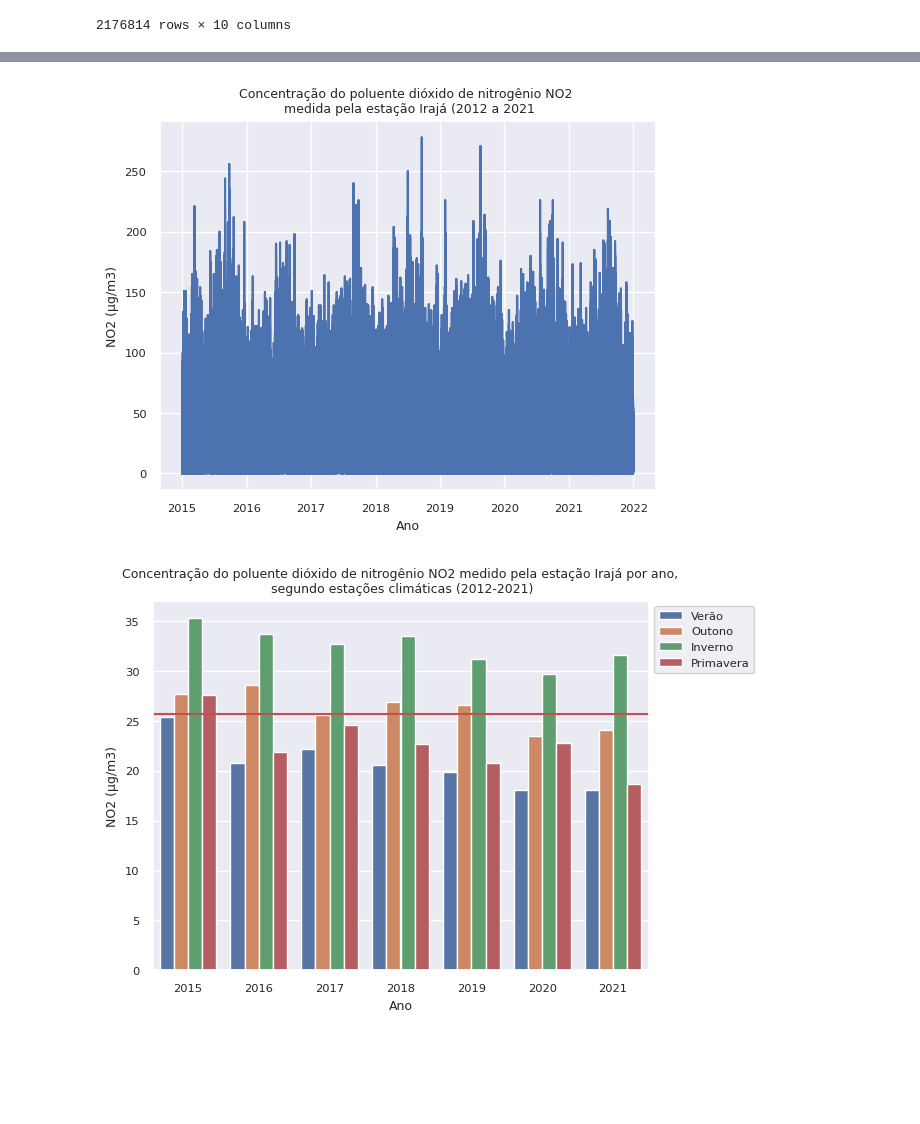
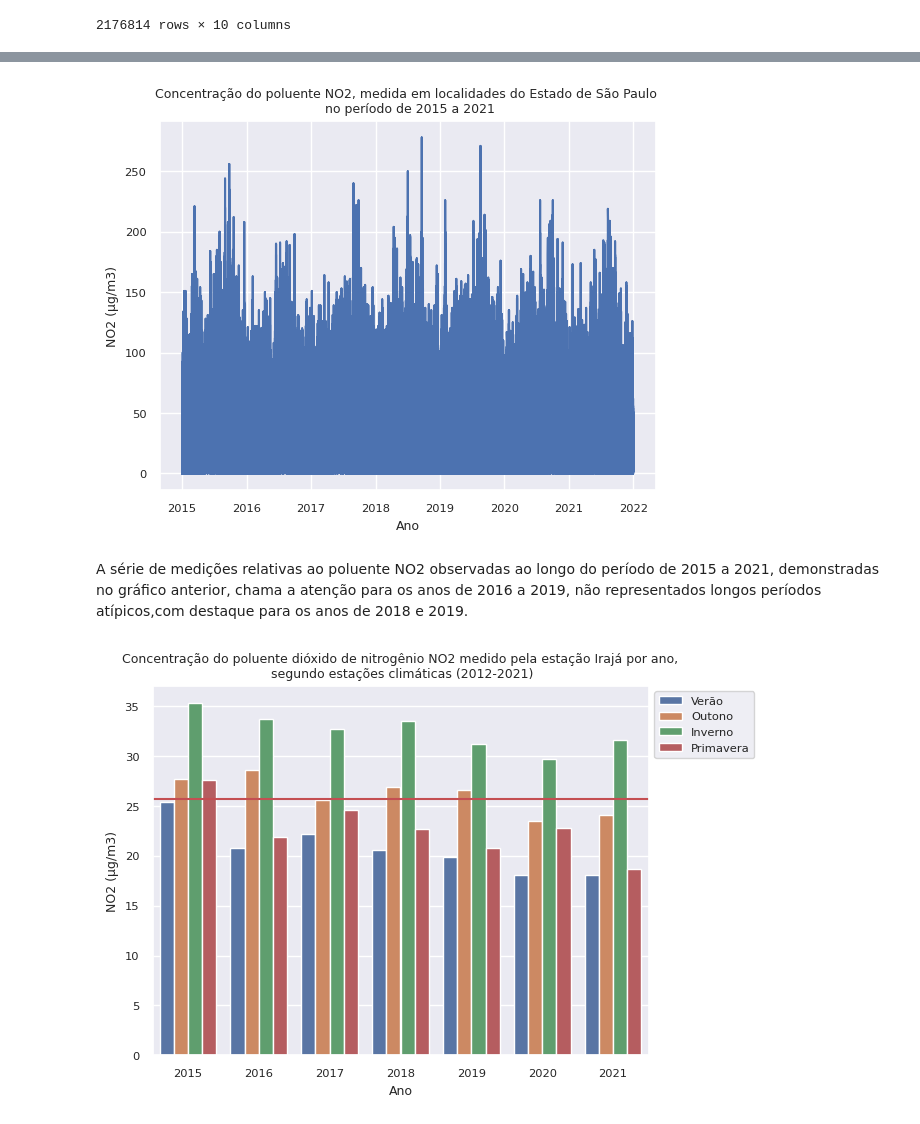
Before and after one commit to Luciahelenasantos/PUC-SPRINT-III, a Jupyter notebook: MVP_SPRINTIII_V1.ipynb, the cells around one changed output, grey strips where cells are left out. Drawn from its saved outputs; the diff is of its cells as text; code cells hidden in the pictures; blank space fills up the shorter version.

```diff
--- a/MVP_SPRINTIII_V1.ipynb
+++ b/MVP_SPRINTIII_V1.ipynb
@@ -375,10 +420,10 @@ dadoarsp = pd.read_csv(caminho, index_col=False, delimiter=',')
 # Alterando o atributo Data de object para formato date
 
 dadoarsp['Data'] = pd.to_datetime(dadoarsp['Data'])
-# %%
-# Suponha que você tenha um DataFrame chamado 'dadosarsp'
-
-dadoarsp = dadoarsp.drop(columns=['Unnamed: 0'])
+# %%
+# Excluindo a primeira coluna com informação equivalente ao atributo ID
+
+dadoarsp = dadoarsp.iloc[:, 1:]
 # %%
 # Criando as variáveis Ano e Mes com formato date
 
@@ -892,14 +975,16 @@ Name: Valor, dtype: float64
 # %%
 # Gráfico de linhas da série histórica do poluente NO2 dióxido de nitrogênio
 
 sns.set_style('darkgrid')
 sns.set_theme(style="darkgrid", font_scale=0.75)
 plt.ylabel("NO2 (µg/m3)")
 plt.xlabel("Ano")
 plt.plot(dadoarNO2['Data'], dadoarNO2['Valor'])
-plt.title('Concentração do poluente dióxido de nitrogênio NO2 \n medida pela estação Irajá (2012 a 2021');
+plt.title('Concentração do poluente NO2, medida em localidades do Estado de São Paulo \n no período de 2015 a 2021');
 # %% [output]
-[figure, old version]
+[figure, new version]
+# %% [markdown]
+A série de medições relativas ao poluente NO2 observadas ao longo do período de 2015 a 2021, demonstradas no gráfico anterior, chama a atenção para os anos de 2016 a 2019, não representados longos períodos atípicos,com destaque para os anos de 2018 e 2019.
 # %%
 # Gráfico de barras referente à NO2
 
```
Also changed, not shown: parts of 26 cells of this notebook.
